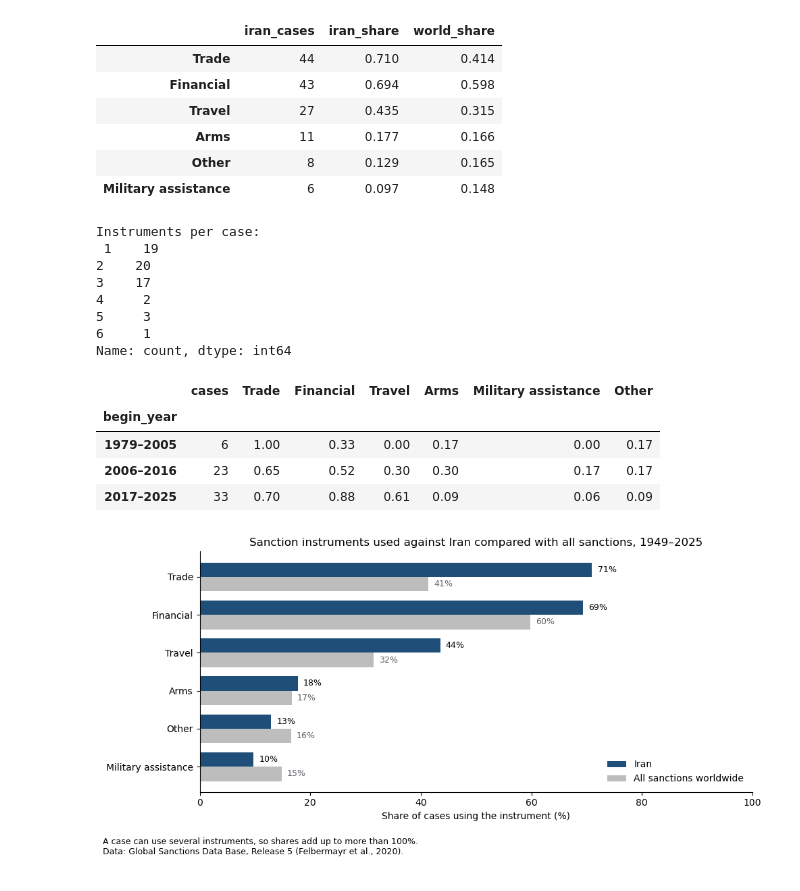
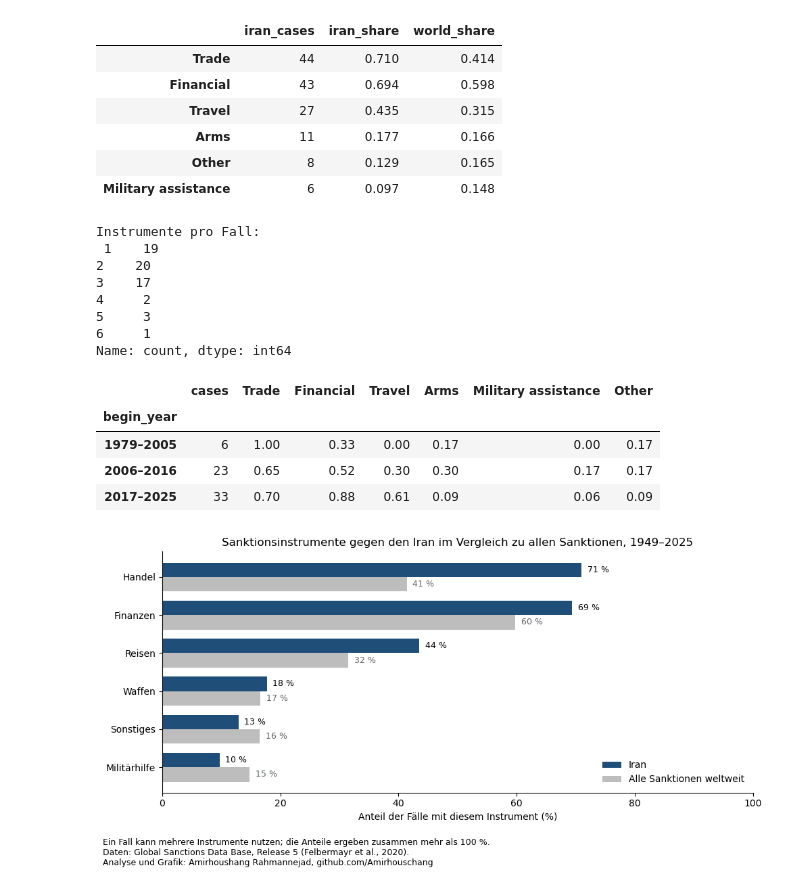
Before and after one commit to Amirhouschang/iran-sanctions-analysis, a Jupyter notebook: iran_sanctions_analysis.ipynb, the cells around one changed output. Saved outputs shown, nothing was run; the diff lists cells and outputs as text; code cells hidden in the pictures.

```diff
--- a/iran_sanctions_analysis.ipynb
+++ b/iran_sanctions_analysis.ipynb
@@ -471,4 +611,5 @@ Each case records six instruments as 0/1 variables. A case can use several instr
 # %%
+# Englische Bezeichnungen bleiben in den Tabellen, weil das Dashboard sie liest und übersetzt
 INSTRUMENT_LABELS = {
     "trade": "Trade",
     "financial": "Financial",
@@ -479,7 +620,7 @@ INSTRUMENT_LABELS = {
 }
 instruments = list(INSTRUMENT_LABELS)
 
-# Number and share of cases using each instrument
+# Anzahl und Anteil der Fälle je Instrument
 instrument_table = pd.DataFrame({
     "iran_cases": iran_cases[instruments].sum(),
     "iran_share": iran_cases[instruments].mean().round(3),
@@ -487,10 +628,10 @@ instrument_table = pd.DataFrame({
 }).rename(index=INSTRUMENT_LABELS).sort_values("iran_cases", ascending=False)
 display(instrument_table)
 
-# Number of instruments per Iran case
-print("Instruments per case:\n", iran_cases[instruments].sum(axis=1).value_counts().sort_index())
+# Anzahl der Instrumente pro Iran-Fall
+print("Instrumente pro Fall:\n", iran_cases[instruments].sum(axis=1).value_counts().sort_index())
 
-# Share of new cases in each period that use the instrument
+# Anteil der neuen Fälle je Zeitraum, die das Instrument nutzen
 periods = pd.cut(
     iran_cases["begin_year"],
     bins=[1978, 2005, 2016, 2025],
@@ -501,60 +642,69 @@ instrument_by_period = (
     .rename(columns=INSTRUMENT_LABELS)
 )
 instrument_by_period.insert(0, "cases", iran_cases.groupby(periods, observed=True).size())
 display(instrument_by_period)
 
-# Chart: share of cases using each instrument, Iran vs. world
+TXT_INSTR = {
+    "en": {
+        "title": "Sanction instruments used against Iran compared with all sanctions, 1949–2025",
+        "xlabel": "Share of cases using the instrument (%)",
+        "world": "All sanctions worldwide",
+        "notes": ["A case can use several instruments, so shares add up to more than 100%."],
+    },
+    "de": {
+        "title": "Sanktionsinstrumente gegen den Iran im Vergleich zu allen Sanktionen, 1949–2025",
+        "xlabel": "Anteil der Fälle mit diesem Instrument (%)",
+        "world": "Alle Sanktionen weltweit",
+        "notes": ["Ein Fall kann mehrere Instrumente nutzen; die Anteile ergeben zusammen mehr als 100 %."],
+    },
+}
+
+# Diagramm: Anteil der Fälle je Instrument, Iran im Vergleich zur Welt
 chart_data = instrument_table[["iran_share", "world_share"]].iloc[::-1] * 100
 
-fig, ax = plt.subplots(figsize=(10, 4.5))
-y = range(len(chart_data))
-height = 0.38
-ax.barh([i + height / 2 for i in y], chart_data["iran_share"], height, color=COLOR_MAIN, label="Iran")
-ax.barh([i - height / 2 for i in y], chart_data["world_share"], height, color=COLOR_WORLD, label="All sanctions worldwide")
+for lang in LANGS:
+    t = TXT_INSTR[lang]
+    fig, ax = plt.subplots(figsize=(10, 4.5))
+    y = range(len(chart_data))
+    height = 0.38
+    ax.barh([i + height / 2 for i in y], chart_data["iran_share"], height, color=COLOR_MAIN, label="Iran")
+    ax.barh([i - height / 2 for i in y], chart_data["world_share"], height, color=COLOR_WORLD, label=t["world"])
 
-for i, (iran, world) in enumerate(zip(chart_data["iran_share"], chart_data["world_share"])):
-    ax.text(iran + 1, i + height / 2, f"{iran:.0f}%", va="center", fontsize=9)
-    ax.text(world + 1, i - height / 2, f"{world:.0f}%", va="center", fontsize=9, color=COLOR_DARK)
+    for i, (iran, world) in enumerate(zip(chart_data["iran_share"], chart_data["world_share"])):
+        ax.text(iran + 1, i + height / 2, pct(iran, lang), va="center", fontsize=9)
+        ax.text(world + 1, i - height / 2, pct(world, lang), va="center", fontsize=9, color=COLOR_DARK)
 
-ax.set_yticks(list(y))
-ax.set_yticklabels(chart_data.index)
-ax.set_xlim(0, 100)
-ax.set_xlabel("Share of cases using the instrument (%)")
-ax.set_title("Sanction instruments used against Iran compared with all sanctions, 1949–2025")
-ax.spines[["top", "right"]].set_visible(False)
-ax.legend(frameon=False, loc="lower right")
+    ax.set_yticks(list(y))
+    ax.set_yticklabels([lab(v, lang) for v in chart_data.index])
+    ax.set_xlim(0, 100)
+    ax.set_xlabel(t["xlabel"])
+    ax.set_title(t["title"])
+    ax.spines[["top", "right"]].set_visible(False)
+    ax.legend(frameon=False, loc="lower right")
 
-fig.text(
-    0.01,
-    -0.02,
-    "A case can use several instruments, so shares add up to more than 100%.\n" + DATA_NOTE_R5,
-    fontsize=9,
-    va="top",
-)
-
-plt.tight_layout()
-fig.savefig(IMAGES_DIR / "instruments.png", dpi=150, bbox_inches="tight")
-plt.show()
+    chart_footer(fig, t["notes"], lang, DATA_NOTE_R5)
+    plt.tight_layout()
+    save_chart(fig, "instruments", lang)
 # %% [output]
 |  | iran_cases | iran_share | world_share |
 | Trade | 44 | 0.710 | 0.414 |
 | Financial | 43 | 0.694 | 0.598 |
 | Travel | 27 | 0.435 | 0.315 |
 | Arms | 11 | 0.177 | 0.166 |
 | Other | 8 | 0.129 | 0.165 |
 | Military assistance | 6 | 0.097 | 0.148 |
-Instruments per case:
+Instrumente pro Fall:
  1    19
 2    20
 3    17
 4     2
 5     3
 6     1
 Name: count, dtype: int64
 |  | cases | Trade | Financial | Travel | Arms | Military assistance | Other |
 | begin_year |  |  |  |  |  |  |  |
 | 1979–2005 | 6 | 1.00 | 0.33 | 0.00 | 0.17 | 0.00 | 0.17 |
 | 2006–2016 | 23 | 0.65 | 0.52 | 0.30 | 0.30 | 0.17 | 0.17 |
 | 2017–2025 | 33 | 0.70 | 0.88 | 0.61 | 0.09 | 0.06 | 0.09 |
-[figure, old version]
+[figure, new version]
 # %% [markdown]
```
Also changed, not shown: parts of 52 cells of this notebook, 2 other files.
